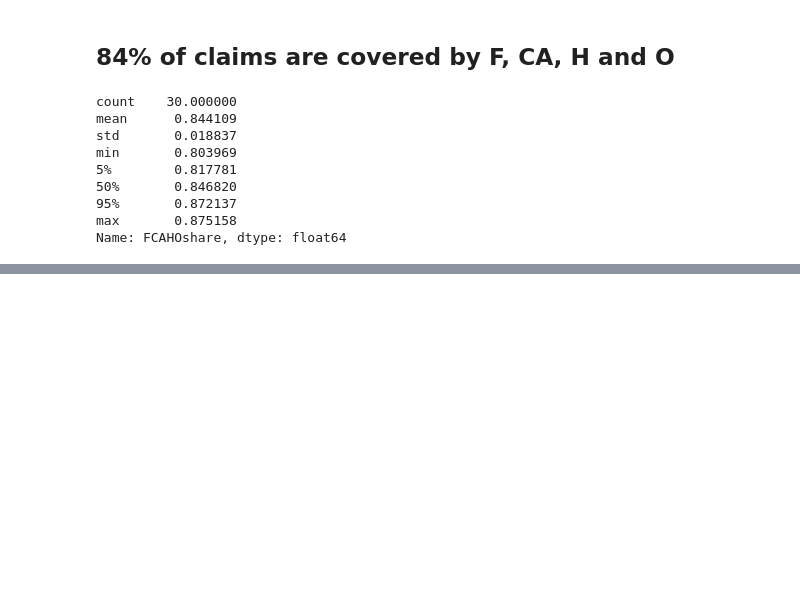
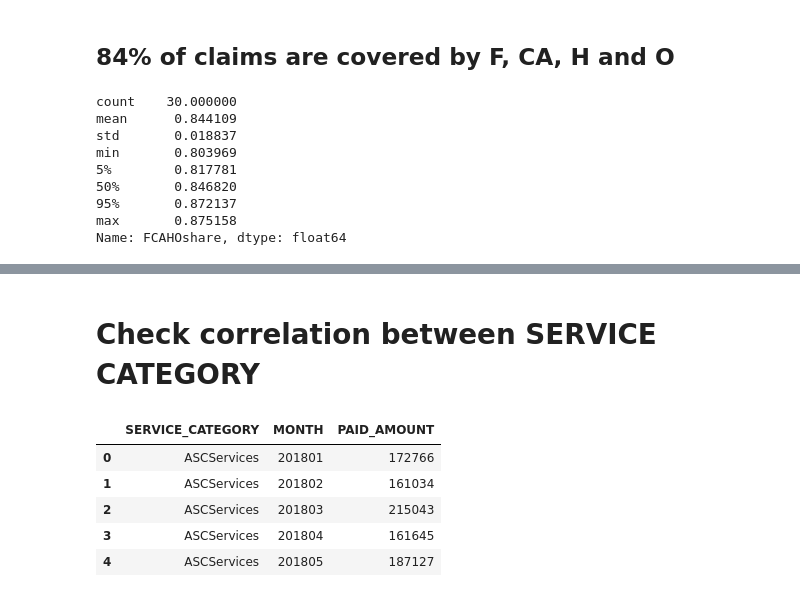
Before and after one commit to williamfolkner/eda-demo, a Jupyter notebook: 2 - Analysis.ipynb, the cells around one changed output, grey strips where cells are left out. Cells and saved outputs as stored; diff of their text form; code cells hidden in the pictures; blank space fills up the shorter version.

```diff
--- a/2 - Prediction.ipynb
+++ b/2 - Analysis.ipynb
@@ -134,0 +243,2 @@ Name: FCAHOshare, dtype: float64
+# %% [markdown]
+# Check correlation between SERVICE CATEGORY
@@ -134,0 +250,9 @@ Name: FCAHOshare, dtype: float64
+# %%
+df3.head(5)
+# %% [output]
+|  | SERVICE_CATEGORY | MONTH | PAID_AMOUNT |
+| 0 | ASCServices | 201801 | 172766 |
+| 1 | ASCServices | 201802 | 161034 |
+| 2 | ASCServices | 201803 | 215043 |
+| 3 | ASCServices | 201804 | 161645 |
+| 4 | ASCServices | 201805 | 187127 |
```
Also changed, not shown: parts of 19 cells of this notebook, 2 other files.
